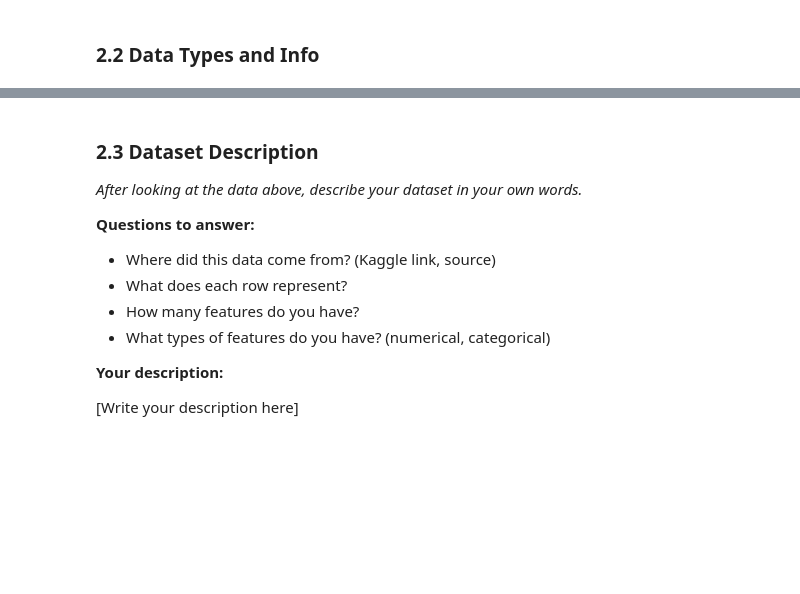
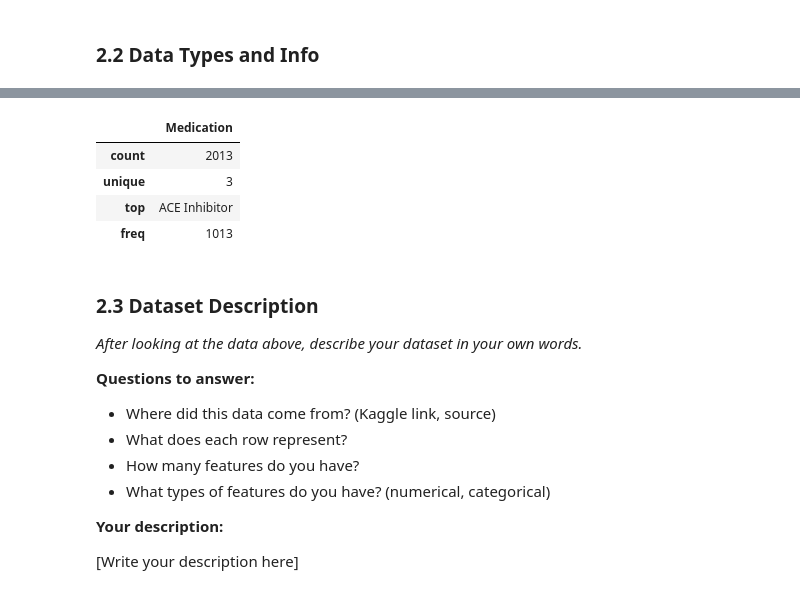
Before and after one commit to jvilla13/individual-capstone-jvilla13, a Jupyter notebook: notebooks/01_problem_statement_and_eda.ipynb, the cells around one changed output, grey strips where cells are left out. Drawn from its saved outputs; the diff is of its cells as text; code cells hidden in the pictures; blank space fills up the shorter version.

```diff
--- a/notebooks/01_problem_statement_and_eda.ipynb
+++ b/notebooks/01_problem_statement_and_eda.ipynb
@@ -180,9 +212,16 @@ df.tail()
 # %%
 # TODO: Get summary statistics for categorical columns
 #
 # Hint: Use .describe(include='object')
 
 # YOUR CODE HERE:
+df.describe(include='object')
+# %% [output]
+|  | Medication |
+| count | 2013 |
+| unique | 3 |
+| top | ACE Inhibitor |
+| freq | 1013 |
 # %% [markdown]
 ### 2.3 Dataset Description
 
```
Also changed, not shown: parts of 2 cells of this notebook.
